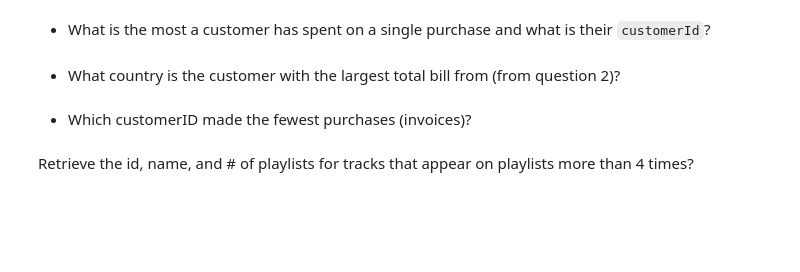
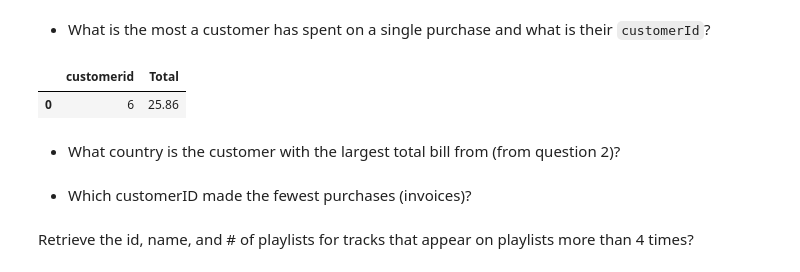
Before and after one commit to jiashenyue/data-enrichment-wk13-l01-activity, a Jupyter notebook: chinook-code-along.ipynb, the cells around one changed output. Cells and saved outputs as stored; diff of their text form; code cells hidden in the pictures; blank space fills up the shorter version.

```diff
--- a/chinook-code-along.ipynb
+++ b/chinook-code-along.ipynb
@@ -4,12 +4,14 @@
 import pandas as pd
 from sqlalchemy import create_engine
 import pymysql
+from urllib.parse import quote_plus as urlquote
+
 pymysql.install_as_MySQLdb()
 
 ## Change username and password to match your personal MySQL Server settings
 username = 'root' # default username for MySQL db is root
 password = 'org@4101441' # whatever password you chose during MySQL installation.
 
-connection = f'mysql+pymysql://{username}:{password}@localhost/Chinook'
+connection = f"mysql+pymysql://{username}:{urlquote(password)}@localhost/Chinook"
 engine = create_engine(connection)
 # %%
@@ -33,9 +43,14 @@ OperationalError: (pymysql.err.OperationalError) (2003, "Can't connect to MySQL
 # %%
 q = '''SELECT
     customerid, Total
-    FROM
-        Invoice
-    ORDER BY '''
+FROM
+    Invoice
+ORDER BY Total DESC
+LIMIT 1'''
+pd.read_sql(q,engine)
+# %% [output]
+|  | customerid | Total |
+| 0 | 6 | 25.86 |
 # %% [markdown]
 - What country is the customer with the largest total bill from (from question 2)?
 # %% [markdown]
```
Also changed, not shown: parts of 2 cells of this notebook.
